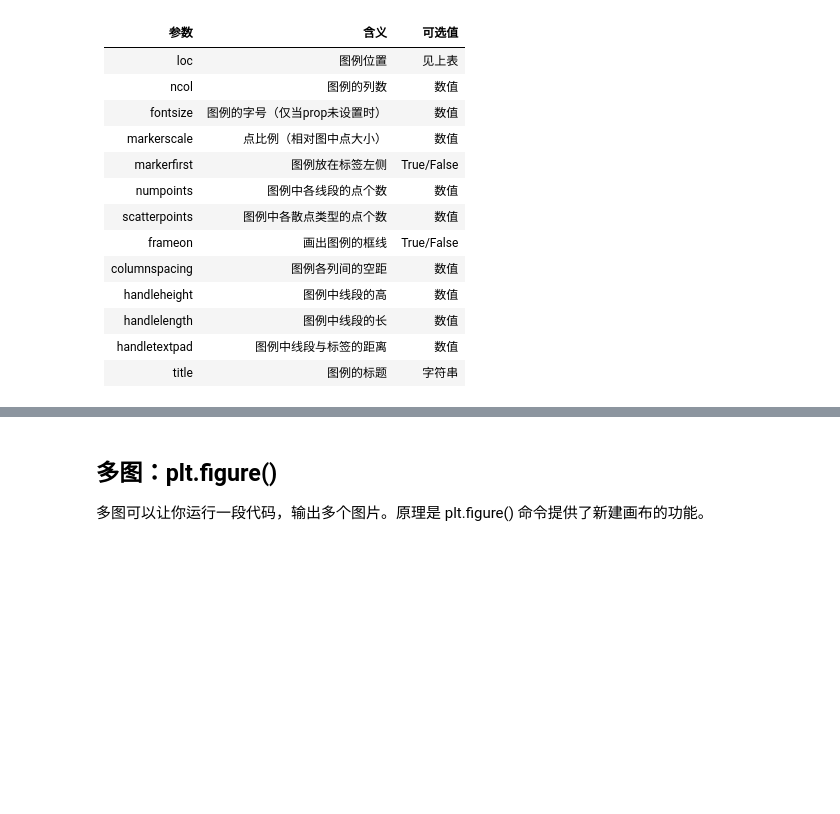
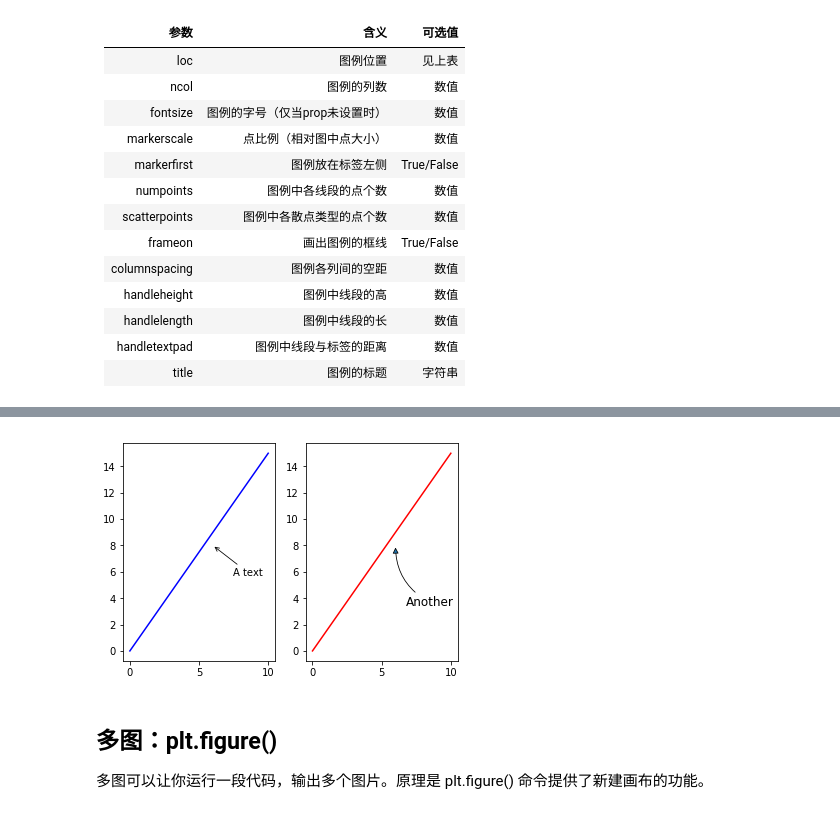
Before and after one commit to wklchris/Note-by-Jupyter, a Jupyter notebook: Python/Matplotlib.ipynb, the cells around one changed output, grey strips where cells are left out. Cells and saved outputs as stored; diff of their text form; code cells hidden in the pictures; blank space fills up the shorter version.

```diff
--- a/Python/Matplotlib.ipynb
+++ b/Python/Matplotlib.ipynb
@@ -249,3 +292,16 @@ plt.show()
+# %%
+plt.close('all')
+f, (ax1, ax2) = plt.subplots(1, 2)
+ax1.plot([0, 10], [0, 15], 'b')
+ax1.annotate(r'A text', xy=(6,8), xytext=(20, -30), textcoords='offset pixels', arrowprops=dict(arrowstyle='->'))
+
+ax2.plot([0, 10], [0, 15], 'r')
+ax2.annotate(r'Another', xy=(6,8), xytext=(10, -60), textcoords='offset pixels', fontsize=12,
+             arrowprops=dict(arrowstyle='-|>', connectionstyle='arc3, rad=-0.3'))  # 指定圆弧半径，负值表示顺时针画弧
+
+plt.show()
+# %% [output]
+[figure, added]
 # %% [markdown]
 ## 多图：plt.figure()
 
```
Also changed, not shown: parts of 8 cells of this notebook, 3 other files.
